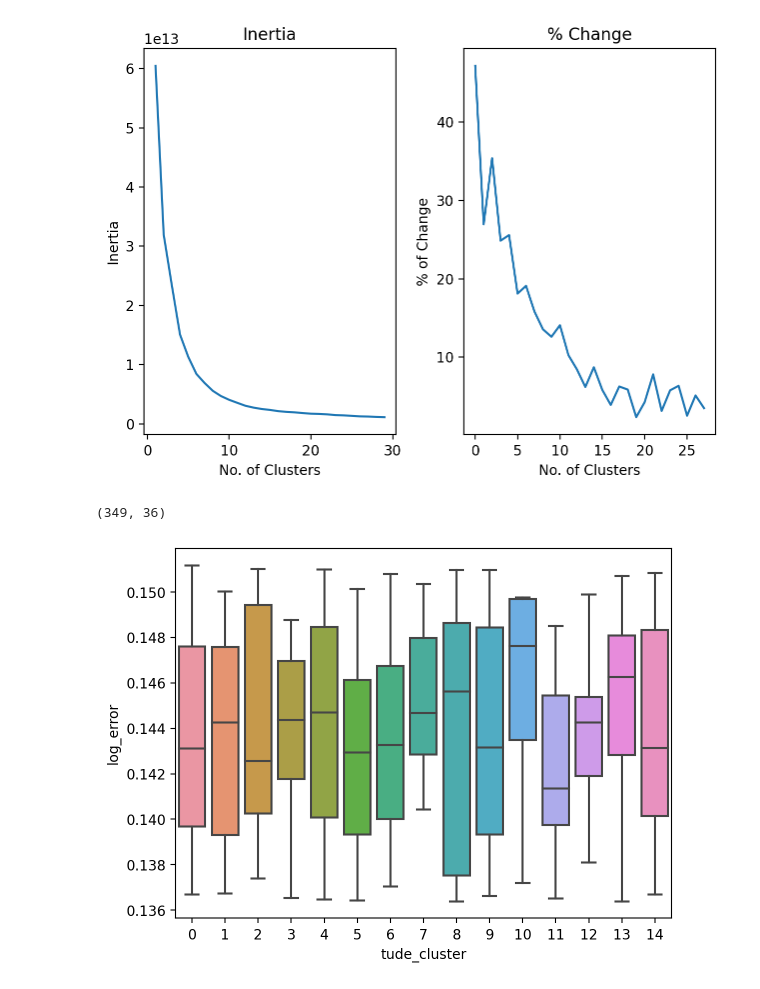
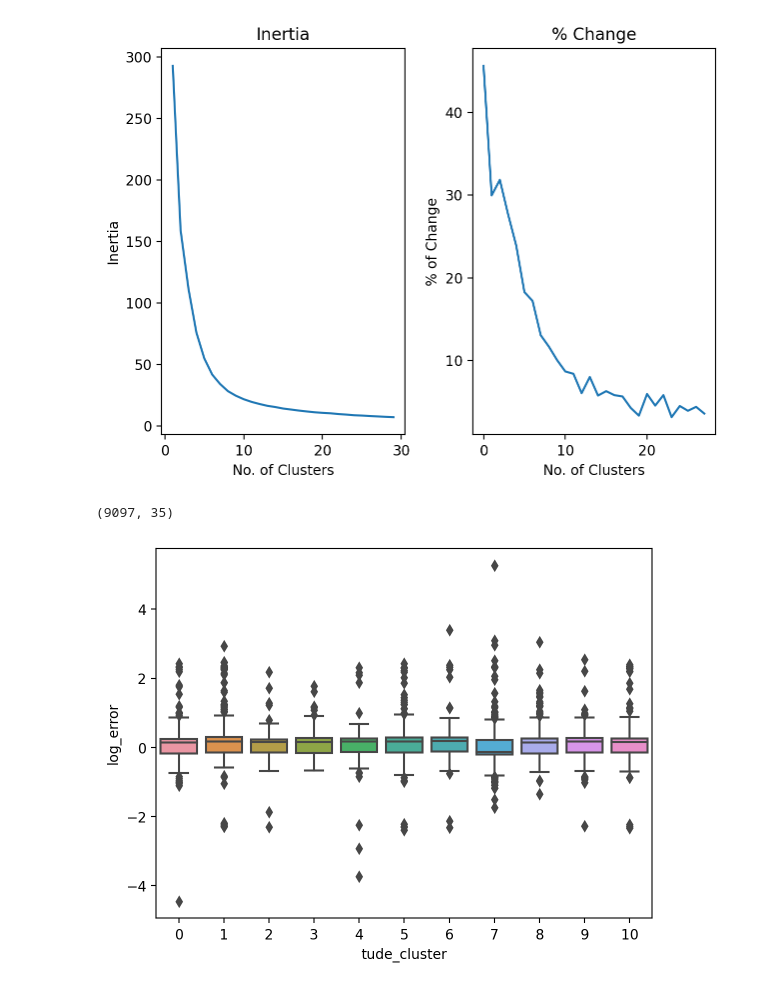
Before and after one commit to L-G-B-Team/clustering-project, a Jupyter notebook: woody_explore.ipynb, the cells around one changed output. Saved outputs shown, nothing was run; the diff lists cells and outputs as text; code cells hidden in the pictures.

```diff
--- a/woody_explore.ipynb
+++ b/woody_explore.ipynb
@@ -23,16 +31,16 @@ sns.relplot(data=train, x='tax_value', y='log_error')
 # %%
 reload(e)
-scaled_tudes = train[['latitude','longitude']][train.outliers == 'in_range']
+scaled_tudes = w.scale(train[train.outliers != 'in_range'],['latitude','longitude'])
 e.generate_elbow(scaled_tudes)
 # %% [output]
-[figure, old version]
+[figure, new version]
 # %%
-kmeans = KMeans(15)
+kmeans = KMeans(11)
 kmeans.fit(scaled_tudes)
 scaled_tudes['tude_cluster'] = kmeans.predict(scaled_tudes)
-scaled_tudes['log_error'] = train[train.outliers =='in_range'].log_error
+scaled_tudes['log_error'] = train[train.outliers !='in_range'].log_error
 sns.boxplot(data=scaled_tudes,y='log_error',x='tude_cluster')
-train[train.outliers == 'in_range'].shape
+df[df.outliers != 'in_range'].shape
 # %% [output]
-(349, 36)
+(9097, 35)
-[figure, old version]
+[figure, new version]
```
Also changed, not shown: parts of 2 cells of this notebook, 1 other file.
